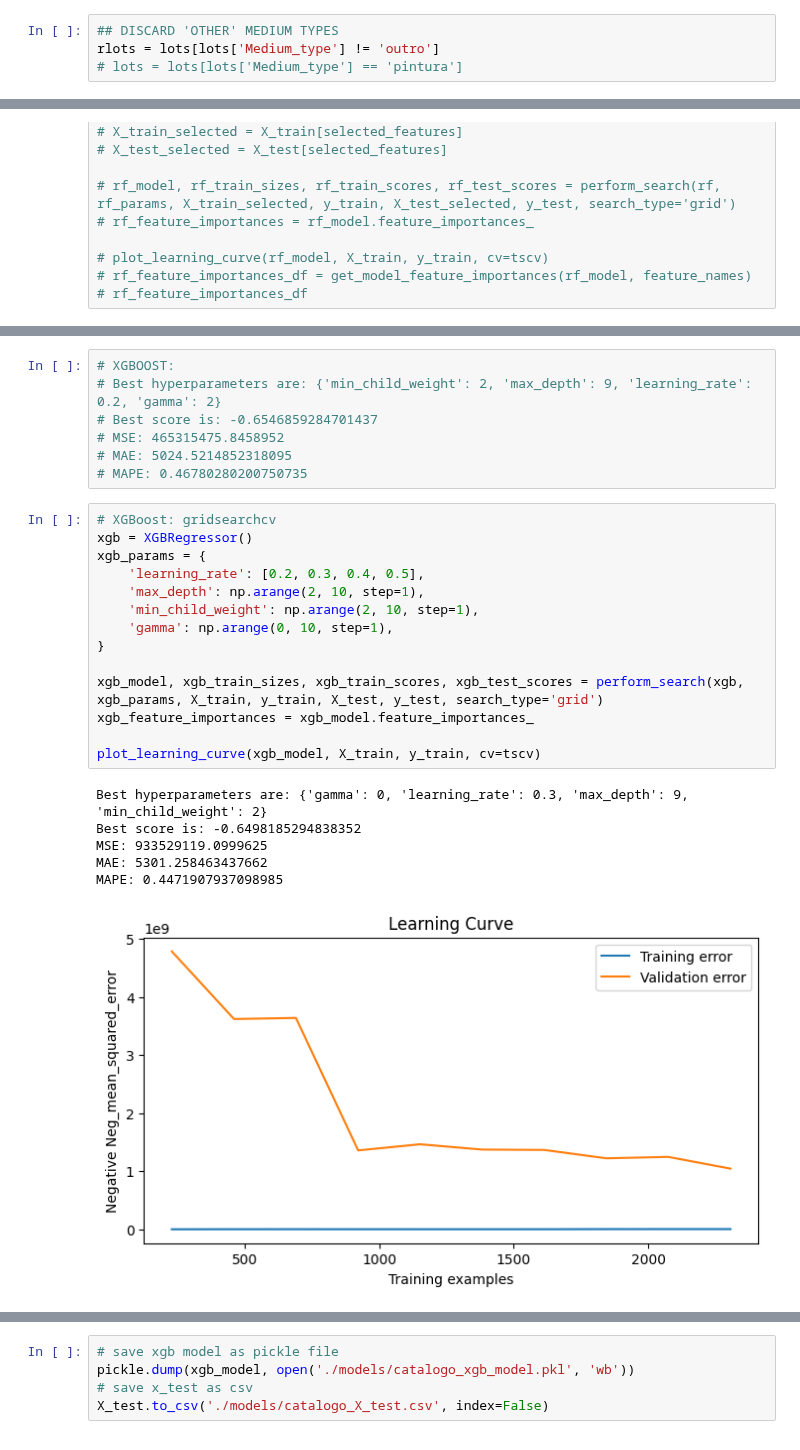
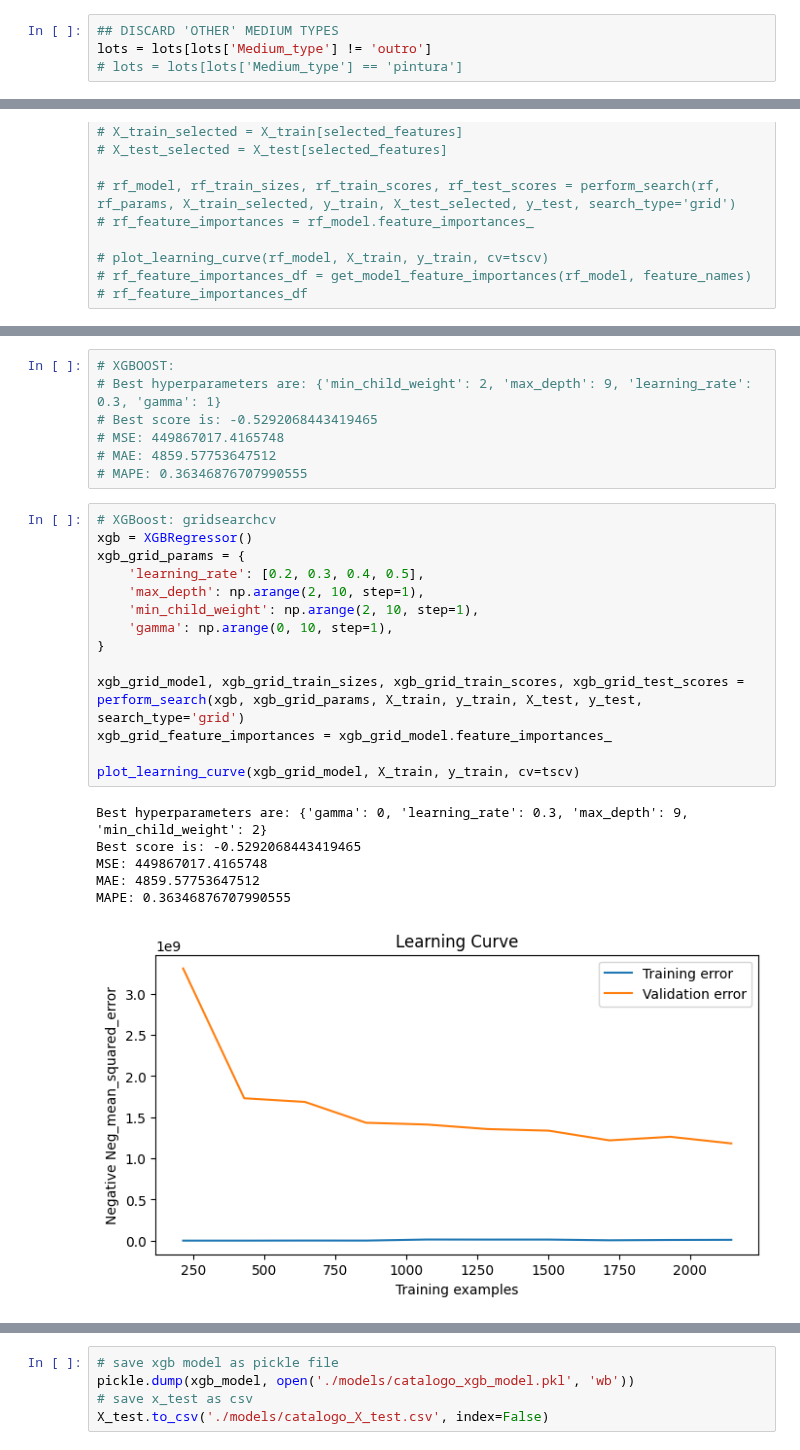
Before and after one commit to cryptogazzetta/Arte, a Jupyter notebook: analysis/catalogo_hyperparameter_tuning.ipynb, the cells around one changed output, grey strips where cells are left out. Cells and saved outputs as stored; diff of their text form.

```diff
--- a/analysis/catalogo_hyperparameter_tuning.ipynb
+++ b/analysis/catalogo_hyperparameter_tuning.ipynb
@@ -167,7 +218,7 @@ pintura 6559
 outro 905
 # %%
 ## DISCARD 'OTHER' MEDIUM TYPES
-rlots = lots[lots['Medium_type'] != 'outro']
+lots = lots[lots['Medium_type'] != 'outro']
 # lots = lots[lots['Medium_type'] == 'pintura']
 # %%
 ## GET DF TO MODEL
@@ -272,31 +356,31 @@ MAPE: 0.4471907937098985
 # %%
 # XGBOOST:
-# Best hyperparameters are: {'min_child_weight': 2, 'max_depth': 9, 'learning_rate': 0.2, 'gamma': 2}
-# Best score is: -0.6546859284701437
-# MSE: 465315475.8458952
-# MAE: 5024.5214852318095
-# MAPE: 0.46780280200750735
+# Best hyperparameters are: {'min_child_weight': 2, 'max_depth': 9, 'learning_rate': 0.3, 'gamma': 1}
+# Best score is: -0.5292068443419465
+# MSE: 449867017.4165748
+# MAE: 4859.57753647512
+# MAPE: 0.36346876707990555
 # %%
 # XGBoost: gridsearchcv
 xgb = XGBRegressor()
-xgb_params = {
+xgb_grid_params = {
     'learning_rate': [0.2, 0.3, 0.4, 0.5],
     'max_depth': np.arange(2, 10, step=1),
     'min_child_weight': np.arange(2, 10, step=1),
     'gamma': np.arange(0, 10, step=1),
 }
 
-xgb_model, xgb_train_sizes, xgb_train_scores, xgb_test_scores = perform_search(xgb, xgb_params, X_train, y_train, X_test, y_test, search_type='grid')
-xgb_feature_importances = xgb_model.feature_importances_
+xgb_grid_model, xgb_grid_train_sizes, xgb_grid_train_scores, xgb_grid_test_scores = perform_search(xgb, xgb_grid_params, X_train, y_train, X_test, y_test, search_type='grid')
+xgb_grid_feature_importances = xgb_grid_model.feature_importances_
 
-plot_learning_curve(xgb_model, X_train, y_train, cv=tscv)
+plot_learning_curve(xgb_grid_model, X_train, y_train, cv=tscv)
 # %% [output]
 Best hyperparameters are: {'gamma': 0, 'learning_rate': 0.3, 'max_depth': 9, 'min_child_weight': 2}
-Best score is: -0.6498185294838352
-MSE: 933529119.0999625
-MAE: 5301.258463437662
-MAPE: 0.4471907937098985
+Best score is: -0.5292068443419465
+MSE: 449867017.4165748
+MAE: 4859.57753647512
+MAPE: 0.36346876707990555
-[figure, old version]
+[figure, new version]
 # %%
 lots_copy = models_utils.get_predicted_price_and_error(X_test, y_test, xgb_model)
 medium_types = ['Medium_type_pintura', 'Medium_type_reprodução'] #, 'desenho']
```
Also changed, not shown: parts of 10 cells of this notebook, 7 other files.
